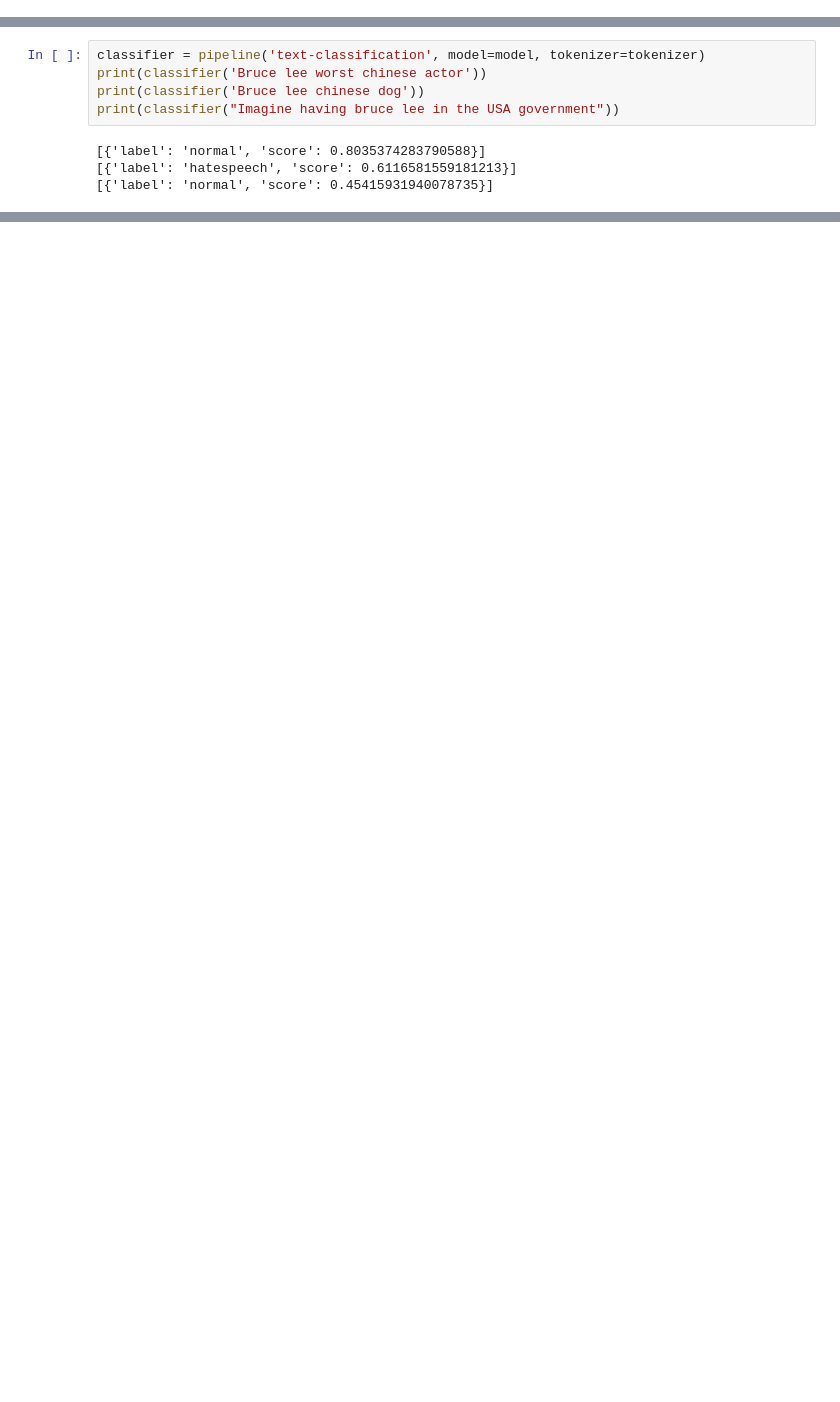
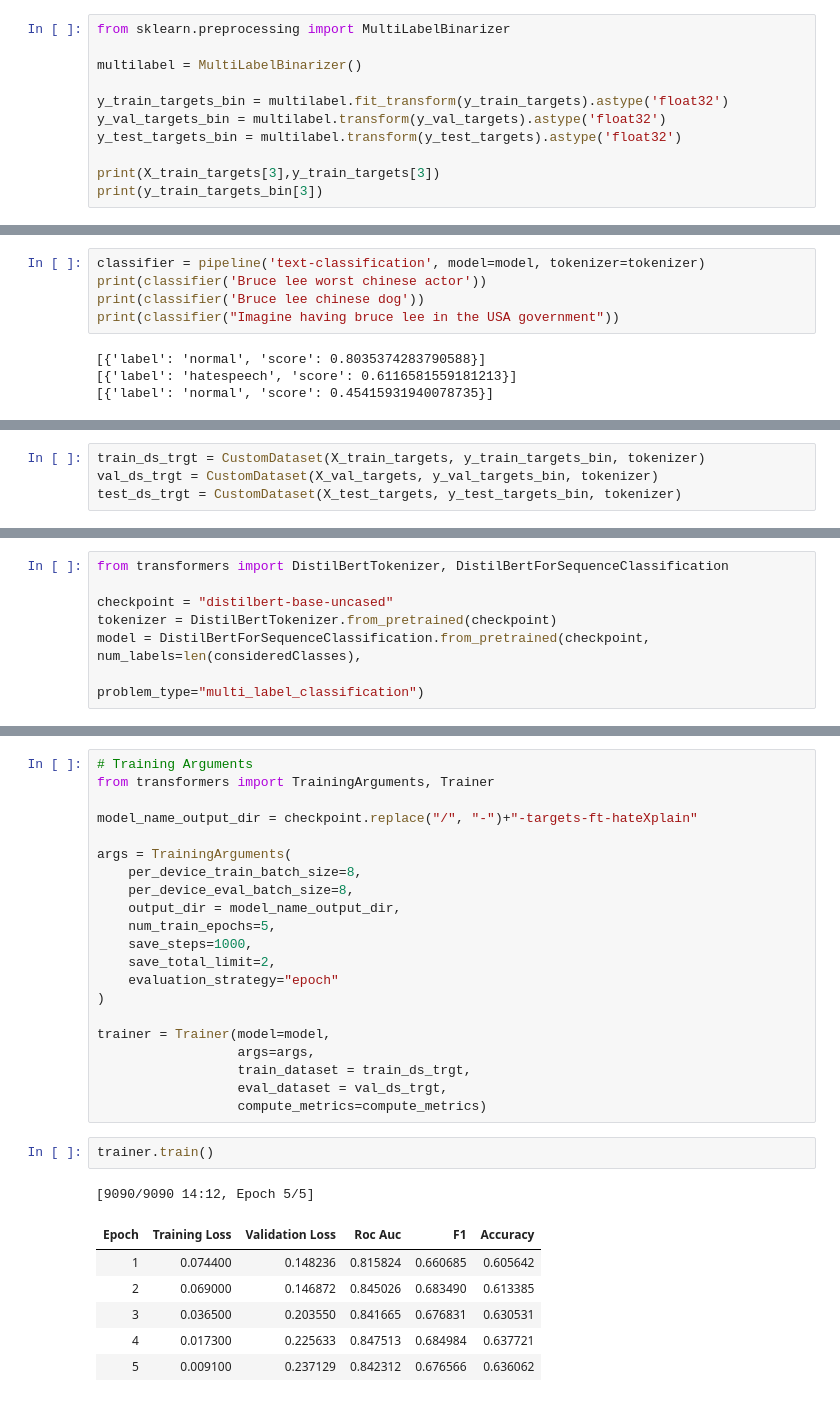
Before and after one commit to Antonello03/ExplainingHate, a Jupyter notebook: model.ipynb, the cells around one changed output, grey strips where cells are left out. Drawn from its saved outputs; the diff is of its cells as text; blank space fills up the shorter version.

Commit message:
tagging, further preprocessing for tagging, configurations for linearprob and tagging but no model

```diff
--- a/model.ipynb
+++ b/model.ipynb
@@ -181,0 +262,11 @@ y_test_targets = [find_common_classes(trgts[0],trgts[1],trgts[2]) for trgts in y
+# %%
+from sklearn.preprocessing import MultiLabelBinarizer
+
+multilabel = MultiLabelBinarizer()
+
+y_train_targets_bin = multilabel.fit_transform(y_train_targets).astype('float32')
+y_val_targets_bin = multilabel.transform(y_val_targets).astype('float32')
+y_test_targets_bin = multilabel.transform(y_test_targets).astype('float32')
+
+print(X_train_targets[3],y_train_targets[3])
+print(y_train_targets_bin[3])
@@ -454,0 +577,4 @@ print(classifier("Imagine having bruce lee in the USA government"))
+# %%
+train_ds_trgt = CustomDataset(X_train_targets, y_train_targets_bin, tokenizer)
+val_ds_trgt = CustomDataset(X_val_targets, y_val_targets_bin, tokenizer)
+test_ds_trgt = CustomDataset(X_test_targets, y_test_targets_bin, tokenizer)
@@ -454,0 +635,7 @@ print(classifier("Imagine having bruce lee in the USA government"))
+# %%
+from transformers import DistilBertTokenizer, DistilBertForSequenceClassification
+
+checkpoint = "distilbert-base-uncased"
+tokenizer = DistilBertTokenizer.from_pretrained(checkpoint)
+model = DistilBertForSequenceClassification.from_pretrained(checkpoint, num_labels=len(consideredClasses),
+                                                            problem_type="multi_label_classification")
@@ -454,0 +645,31 @@ print(classifier("Imagine having bruce lee in the USA government"))
+# %%
+# Training Arguments
+from transformers import TrainingArguments, Trainer
+
+model_name_output_dir = checkpoint.replace("/", "-")+"-targets-ft-hateXplain"
+
+args = TrainingArguments(
+    per_device_train_batch_size=8,
+    per_device_eval_batch_size=8,
+    output_dir = model_name_output_dir,
+    num_train_epochs=5,
+    save_steps=1000,
+    save_total_limit=2,
+    evaluation_strategy="epoch"
+)
+
+trainer = Trainer(model=model,
+                  args=args,
+                  train_dataset = train_ds_trgt,
+                  eval_dataset = val_ds_trgt,
+                  compute_metrics=compute_metrics)
+# %%
+trainer.train()
+# %% [output]
+[9090/9090 14:12, Epoch 5/5]
+| Epoch | Training Loss | Validation Loss | Roc Auc | F1 | Accuracy |
+| 1 | 0.074400 | 0.148236 | 0.815824 | 0.660685 | 0.605642 |
+| 2 | 0.069000 | 0.146872 | 0.845026 | 0.683490 | 0.613385 |
+| 3 | 0.036500 | 0.203550 | 0.841665 | 0.676831 | 0.630531 |
+| 4 | 0.017300 | 0.225633 | 0.847513 | 0.684984 | 0.637721 |
+| 5 | 0.009100 | 0.237129 | 0.842312 | 0.676566 | 0.636062 |
```
Also changed, not shown: parts of 45 cells of this notebook, 8 other files.
